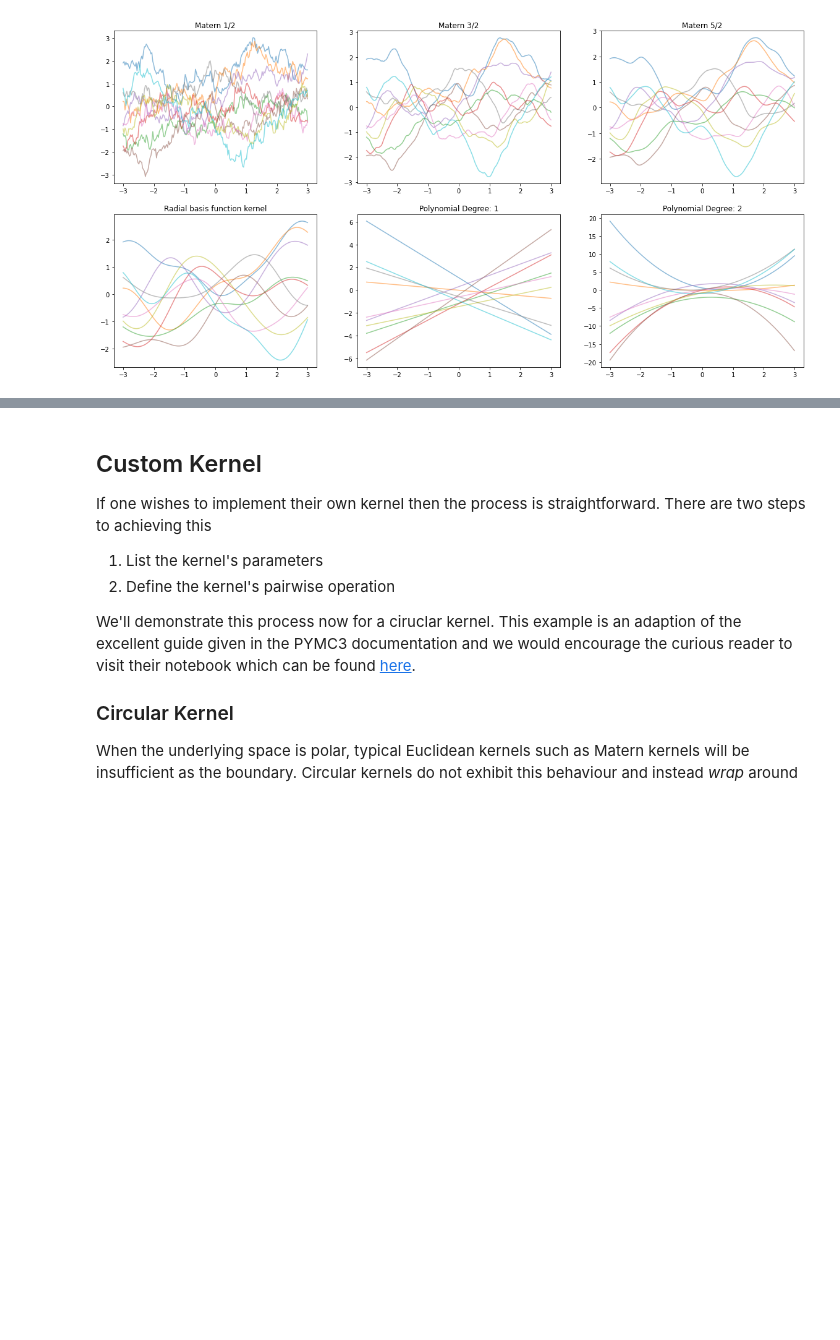
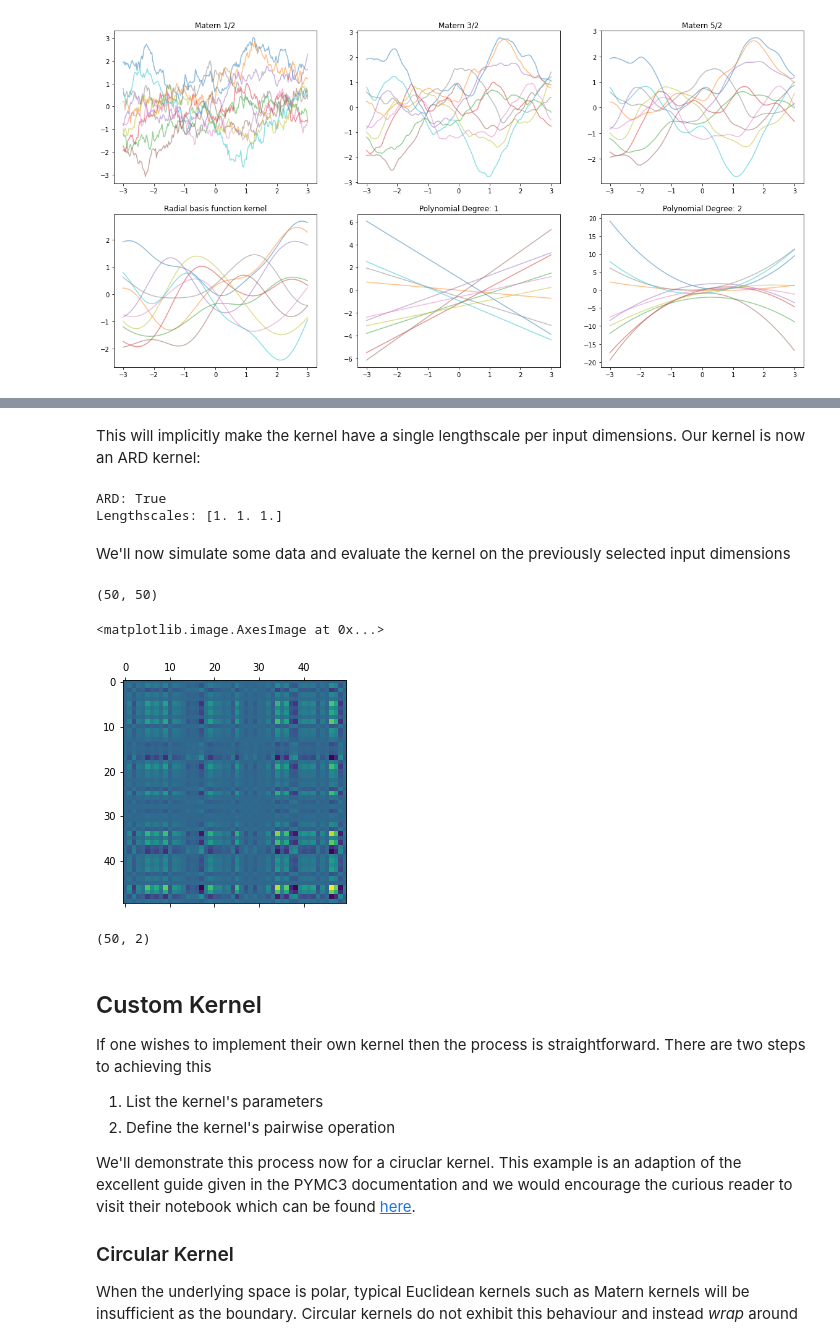
Before and after one commit to JaxGaussianProcesses/GPJax, a Jupyter notebook: docs/nbs/kernels.ipynb, the cells around one changed output, grey strips where cells are left out. Saved outputs shown, nothing was run; the diff lists cells and outputs as text; code cells hidden in the pictures; blank space fills up the shorter version.

Commit message:
Sliced kernels

```diff
--- a/docs/nbs/kernels.ipynb
+++ b/docs/nbs/kernels.ipynb
@@ -43,3 +51,31 @@ for k, ax in zip(kernels, axes.ravel()):
+# %% [markdown]
+This will implicitly make the kernel have a single lengthscale per input dimensions. Our kernel is now an ARD kernel:
+# %%
+print(f"ARD: {slice_kernel.ard}")
+print(f"Lengthscales: {slice_kernel.params['lengthscale']}")
+# %% [output]
+ARD: True
+Lengthscales: [1. 1. 1.]
+# %% [markdown]
+We'll now simulate some data and evaluate the kernel on the previously selected input dimensions
+# %%
+x = jr.normal(key, shape = (50, 5))
+K = gpx.kernels.gram(slice_kernel, x, slice_kernel.params)
+print(K.shape)
+# %% [output]
+(50, 50)
+# %%
+x = jr.normal(key, shape = (50, 1))
+slice_kernel = gpx.Polynomial(active_dims = [i for i in range(x.shape[1])])
+slice_kernel.params
+plt.matshow(gpx.kernels.gram(slice_kernel, x, slice_kernel.params))
+# %% [output]
+<matplotlib.image.AxesImage at 0x...>
+[figure, added]
+# %%
+jnp.hstack([x]*2).shape
+# %% [output]
+(50, 2)
 # %% [markdown]
 ## Custom Kernel
 
```
Also changed, not shown: parts of 3 cells of this notebook, 6 other files.
